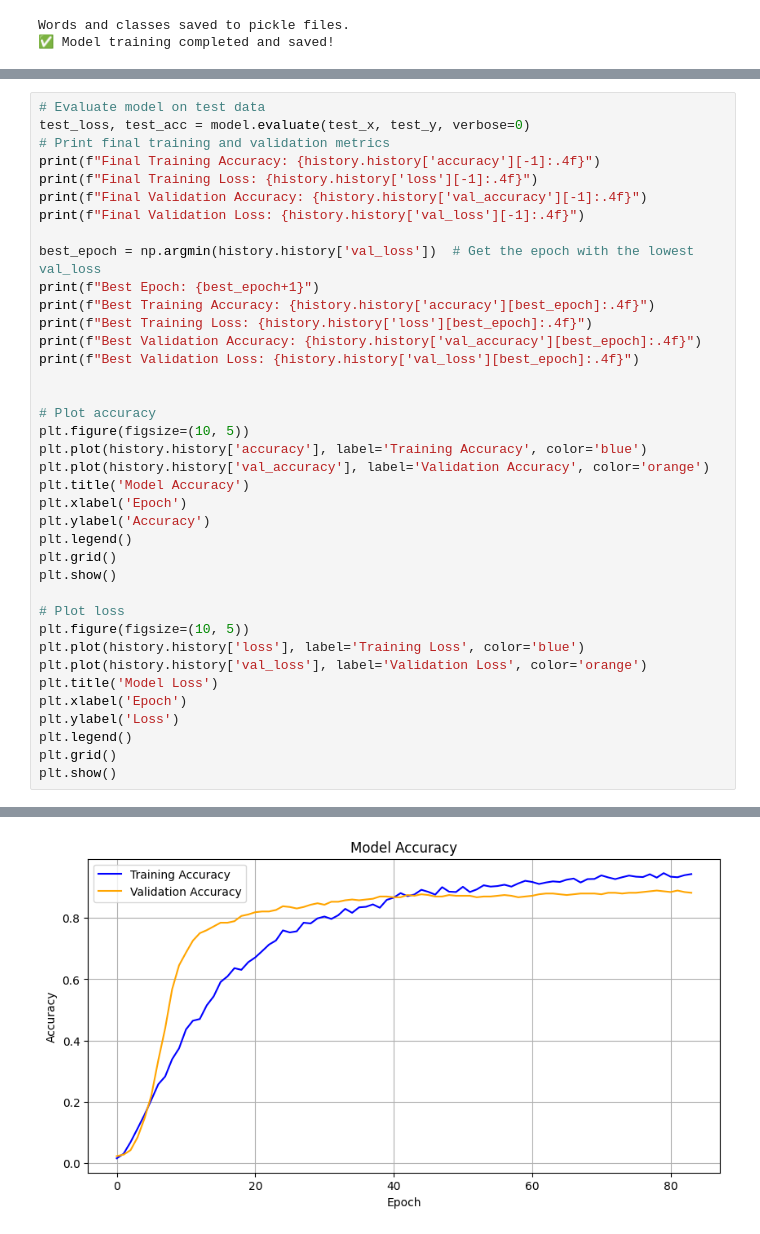
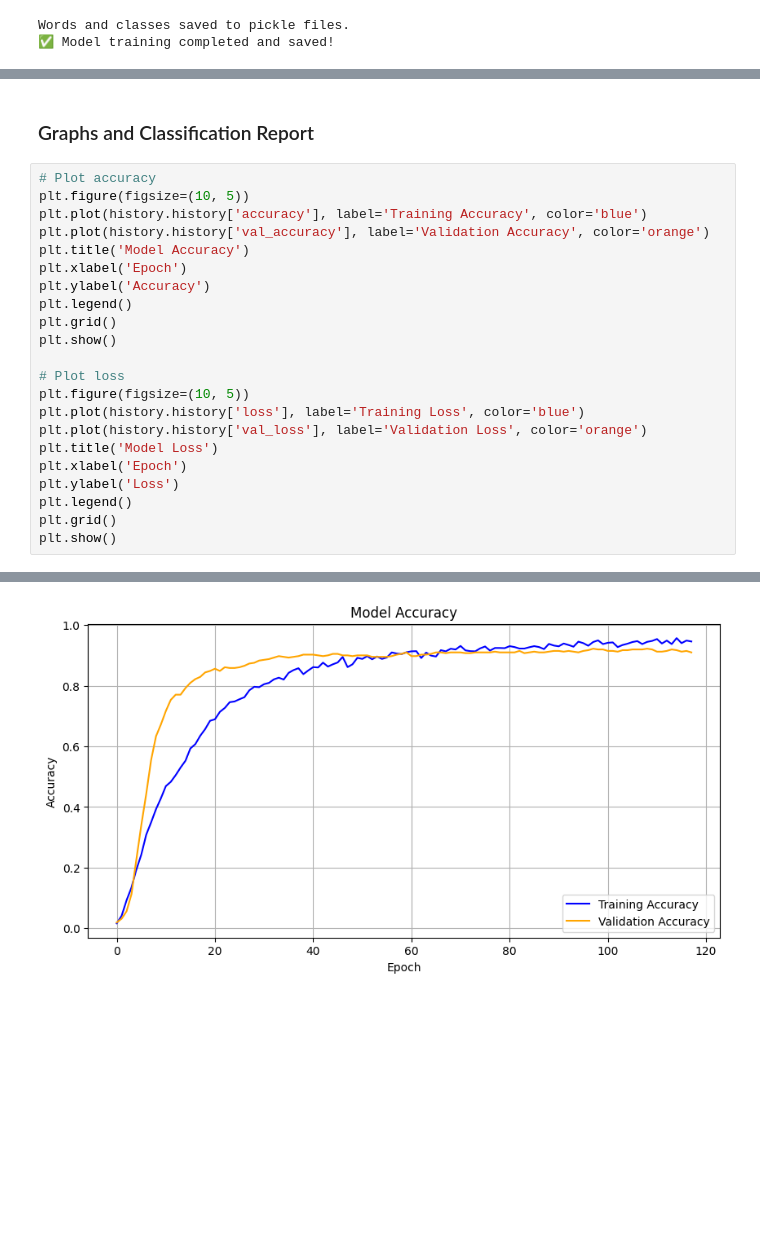
Before and after one commit to J-McGurn/Hybrid-Mental-Health-Chatbot, a Jupyter notebook: training.ipynb, the cells around one changed output, grey strips where cells are left out. Saved outputs shown, nothing was run; the diff lists cells and outputs as text; blank space fills up the shorter version.

Commit message:
Finalised training notebook

```diff
--- a/training.ipynb
+++ b/training.ipynb
@@ -200,20 +209,6 @@ Words and classes saved to pickle files.
+# %% [markdown]
+### Graphs and Classification Report
 # %%
-# Evaluate model on test data
-test_loss, test_acc = model.evaluate(test_x, test_y, verbose=0)
-# Print final training and validation metrics
-print(f"Final Training Accuracy: {history.history['accuracy'][-1]:.4f}")
-print(f"Final Training Loss: {history.history['loss'][-1]:.4f}")
-print(f"Final Validation Accuracy: {history.history['val_accuracy'][-1]:.4f}")
-print(f"Final Validation Loss: {history.history['val_loss'][-1]:.4f}")
-
-best_epoch = np.argmin(history.history['val_loss'])  # Get the epoch with the lowest val_loss
-print(f"Best Epoch: {best_epoch+1}")
-print(f"Best Training Accuracy: {history.history['accuracy'][best_epoch]:.4f}")
-print(f"Best Training Loss: {history.history['loss'][best_epoch]:.4f}")
-print(f"Best Validation Accuracy: {history.history['val_accuracy'][best_epoch]:.4f}")
-print(f"Best Validation Loss: {history.history['val_loss'][best_epoch]:.4f}")
-
-
 # Plot accuracy
 plt.figure(figsize=(10, 5))
 plt.plot(history.history['accuracy'], label='Training Accuracy', color='blue')
@@ -248 +234 @@ Best Validation Loss: 0.4854
-[figure, old version]
+[figure, new version]
```
Also changed, not shown: parts of 20 cells of this notebook, 5 other files.
